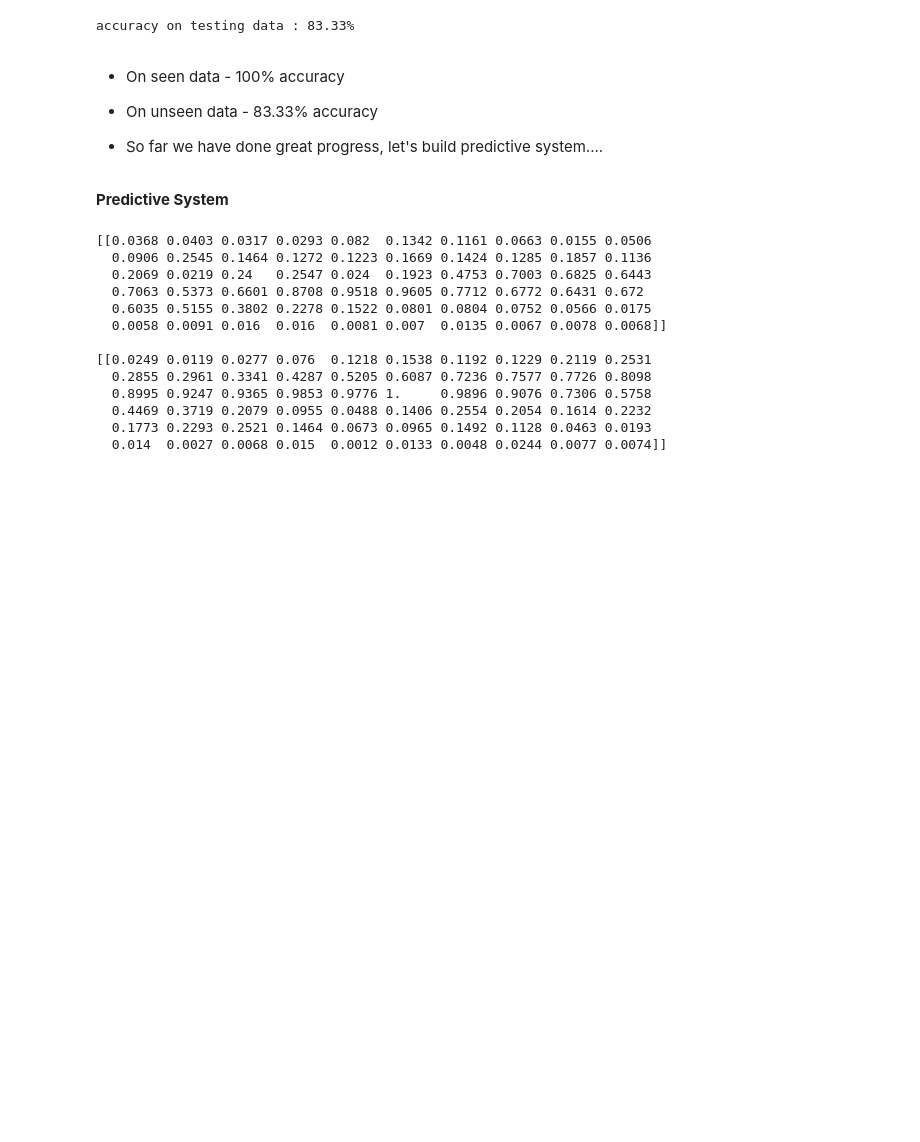
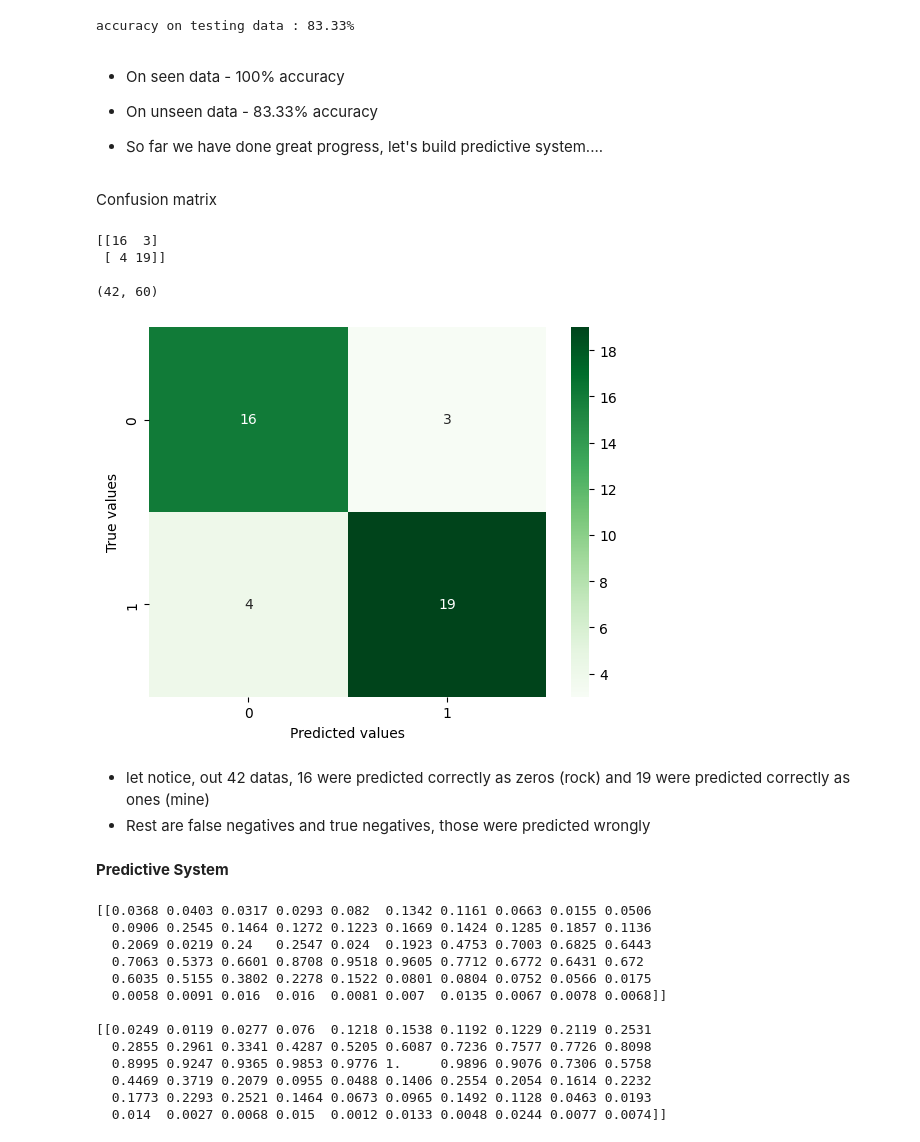
Before and after one commit to Dharma-Ranganathan/AllAboutPython, a Jupyter notebook: ML_Projects_Codes/ModelSelection.ipynb, the cells around one changed output. Saved outputs shown, nothing was run; the diff lists cells and outputs as text; code cells hidden in the pictures; blank space fills up the shorter version.

```diff
--- a/ML_Projects_Codes/ModelSelection.ipynb
+++ b/ML_Projects_Codes/ModelSelection.ipynb
@@ -309,6 +311,33 @@ accuracy on testing data : 83.33%
 * On unseen data - 83.33% accuracy
 
 * So far we have done great progress, let's build predictive system....
+# %% [markdown]
+Confusion matrix
+# %%
+# confusion matrix
+from sklearn.metrics import confusion_matrix
+map = confusion_matrix(test_pred,y_test)
+print(map)
+print()
+print(x_test.shape)
+print()
+
+# heatmap
+import seaborn as sns
+import matplotlib.pyplot as plt
+sns.heatmap(map,annot=True,fmt='d',cmap='Greens')
+plt.ylabel('True values')
+plt.xlabel('Predicted values')
+plt.show()
+# %% [output]
+[[16  3]
+ [ 4 19]]
+
+(42, 60)
+[figure, added]
+# %% [markdown]
+* let notice, out 42 datas, 16 were predicted correctly as zeros (rock) and 19 were predicted correctly as ones (mine)
+* Rest are false negatives and true negatives, those were predicted wrongly
 # %% [markdown]
 **Predictive System**
 # %%
```
Also changed, not shown: parts of 1 cell of this notebook.
